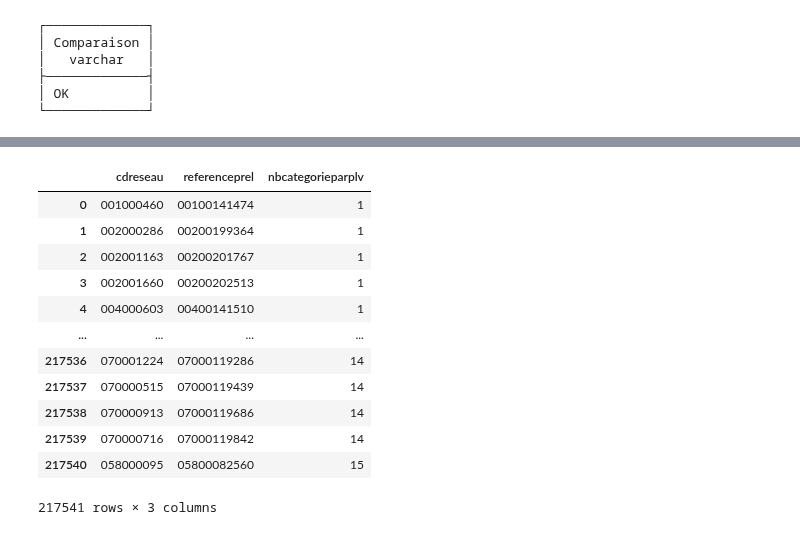
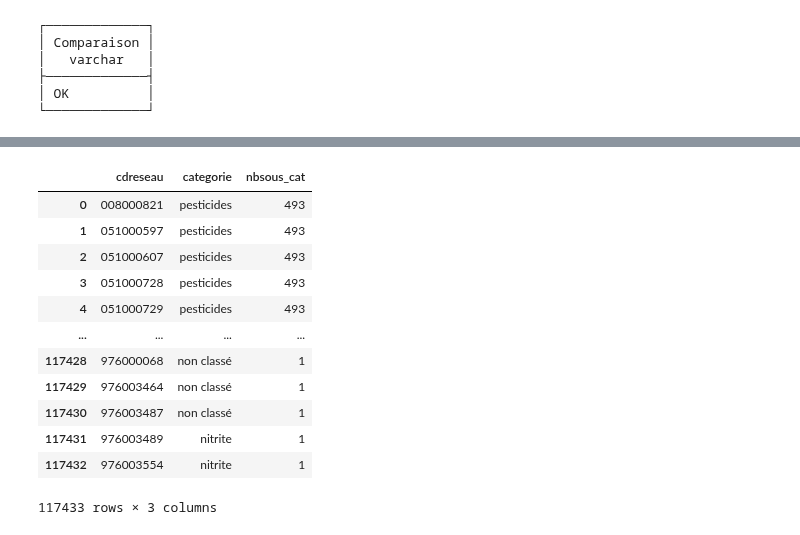
Before and after one commit to dataforgoodfr/13_pollution_eau, a Jupyter notebook: #Tâche 133_explo_design.ipynb, the cells around one changed output, grey strips where cells are left out. Saved outputs shown, nothing was run; the diff lists cells and outputs as text; code cells hidden in the pictures.

```diff
--- a/#Tâche 133_explo_design.ipynb
+++ b/#Tâche 133_explo_design.ipynb
@@ -225,57 +232,26 @@ nb_resultats_par_plv
 # %%
-#récupération résultat dernier prélévement
-query_nb_resultat_dernier_plv = """
-WITH
-MAPPED_EDC_RESULTATS AS (
-SELECT edc_resultats.*, mapping.categorie
-FROM edc_resultats
-LEFT JOIN (SELECT DISTINCT cdparametresiseeaux, categorie FROM mapping_categories) AS mapping
-ON edc_resultats.cdparametresiseeaux = mapping.cdparametresiseeaux)
-,
-LAST_PREL AS (
-SELECT cdreseau, referenceprel, MAX(dateprel) AS dernierdateplv, plvconformitebacterio, plvconformitechimique,
-        plvconformitereferencebact, plvconformitereferencechim
-FROM edc_prelevements
-WHERE cdreseauamont IS NULL
-GROUP BY cdreseau, referenceprel, plvconformitebacterio, plvconformitechimique,
-        plvconformitereferencebact, plvconformitereferencechim
-ORDER BY referenceprel, dernierdateplv)
-,
-TEMP_RESULTS AS (
-SELECT referenceprel, categorie, referenceanl, cdparametresiseeaux,rqana, limitequal, refqual, valtraduite
-FROM MAPPED_EDC_RESULTATS
-ORDER BY referenceprel, categorie )
-,
-NB_RESULT_PAR_PLV AS (
-SELECT referenceprel, COUNT(DISTINCT categorie) AS nbcategorieparplv
-FROM TEMP_RESULTS
-GROUP BY referenceprel
-ORDER BY nbcategorieparplv DESC)
-,
-NB_RESULT_DERNIER_PLV AS (
-SELECT LAST_PREL.* , NB_RESULT_PAR_PLV.nbcategorieparplv
-FROM LAST_PREL
-LEFT JOIN NB_RESULT_PAR_PLV
-ON LAST_PREL.referenceprel = NB_RESULT_PAR_PLV.referenceprel)
+# nb sous_catégorie resultat par udi
+query_souscat_resultat_par_udi = """
 
-SELECT cdreseau, referenceprel, nbcategorieparplv
-FROM NB_RESULT_DERNIER_PLV
-ORDER BY nbcategorieparplv
+SELECT cdreseau, categorie, COUNT(DISTINCT cdparametresiseeaux) AS nbsous_cat
+FROM resultat_par_udi
+GROUP BY cdreseau, categorie
+ORDER BY  nbsous_cat DESC, cdreseau, categorie
+
 """
-
-nb_resultat_dernier_plv = con.sql (query_nb_resultat_dernier_plv).to_df()
-nb_resultat_dernier_plv
+souscat_resultat_par_udi = con.sql (query_souscat_resultat_par_udi).to_df()
+souscat_resultat_par_udi
 # %% [output]
-|  | cdreseau | referenceprel | nbcategorieparplv |
-| 0 | 001000460 | 00100141474 | 1 |
-| 1 | 002000286 | 00200199364 | 1 |
-| 2 | 002001163 | 00200201767 | 1 |
-| 3 | 002001660 | 00200202513 | 1 |
-| 4 | 004000603 | 00400141510 | 1 |
+|  | cdreseau | categorie | nbsous_cat |
+| 0 | 008000821 | pesticides | 493 |
+| 1 | 051000597 | pesticides | 493 |
+| 2 | 051000607 | pesticides | 493 |
+| 3 | 051000728 | pesticides | 493 |
+| 4 | 051000729 | pesticides | 493 |
 | ... | ... | ... | ... |
-| 217536 | 070001224 | 07000119286 | 14 |
-| 217537 | 070000515 | 07000119439 | 14 |
-| 217538 | 070000913 | 07000119686 | 14 |
-| 217539 | 070000716 | 07000119842 | 14 |
-| 217540 | 058000095 | 05800082560 | 15 |
+| 117428 | 976000068 | non classé | 1 |
+| 117429 | 976003464 | non classé | 1 |
+| 117430 | 976003487 | non classé | 1 |
+| 117431 | 976003489 | nitrite | 1 |
+| 117432 | 976003554 | nitrite | 1 |
-217541 rows × 3 columns
+117433 rows × 3 columns
```
Also changed, not shown: parts of 9 cells of this notebook.
